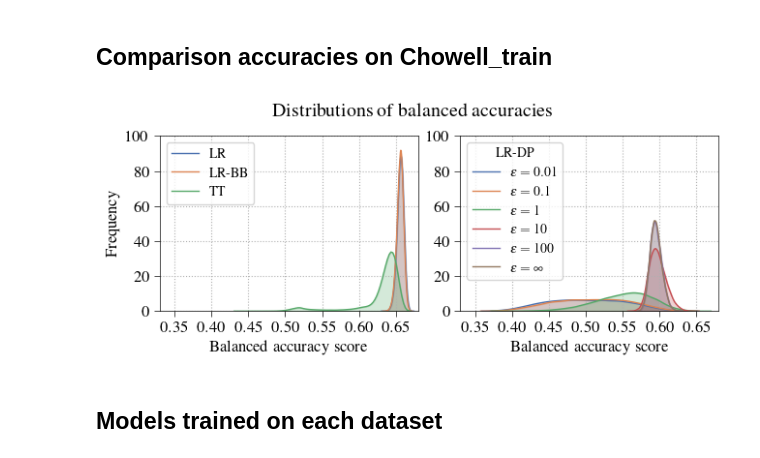
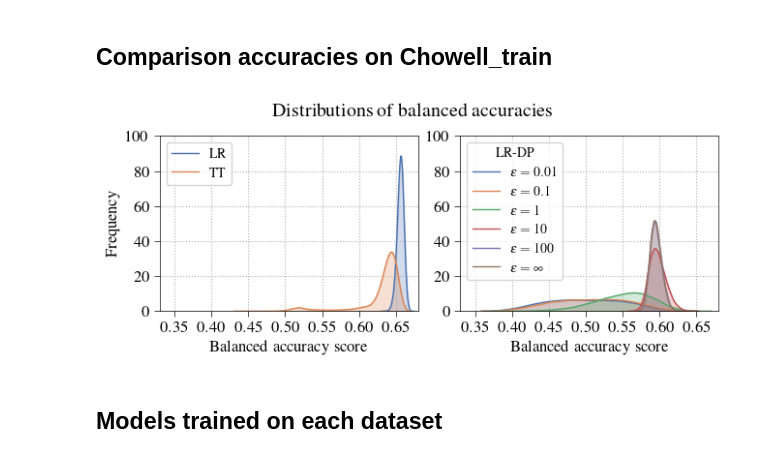
Before and after one commit to joserapa98/tns4loris, a Jupyter notebook: privacy/attacks.ipynb, the cells around one changed output. Drawn from its saved outputs; the diff is of its cells as text; code cells hidden in the pictures.

```diff
--- a/privacy/attacks.ipynb
+++ b/privacy/attacks.ipynb
@@ -89,7 +89,7 @@ fig, ax = plt.subplots(1, 2, figsize=(6.5, 2.75))
 
 
 # lr, lr-priv, tt
-for i, model_name in enumerate(['lr', 'lr_priv', 'tt']):
+for i, model_name in enumerate(['lr', 'tt']):
     data_dir = os.path.join(cwd, 'results', 'datasets', model_name,
                             scaler_type, model_type, 'params_multilabel.pt')
     data = torch.load(data_dir, weights_only=True)
@@ -142,34 +142,34 @@ for i, epsilon in enumerate(epsilon_list):
     data_plot = accs[:, 0].numpy()
 
     kde = gaussian_kde(data_plot)  # fits a smooth PDF
     x = np.linspace(data_plot.min(), data_plot.max(), 100)
     y = kde(x)
 
     ax[1].plot(x, y,
                linewidth=1.,
                color=colors[i],
                label=fr'$\varepsilon={epsilon_dict[epsilon]}$')
     ax[1].fill_between(x, y,
                        alpha=0.25,
                        color=colors[i])  # shadow below curve
 
 ax[1].set_xlabel('Balanced accuracy score')
 ax[1].set_ylim(0, 100)
 ax[1].set_xlim(0.33, 0.68)
 ax[1].set_xticks(torch.arange(0.35, 0.70, 0.05))
 ax[1].grid(True, zorder=-1, linestyle=':')
 
 ax[1].legend(title='LR-DP')
 
 fig.suptitle('Distributions of balanced accuracies')
 
 # Show plot
 plt.tight_layout(pad=0.5)
 plt.savefig(os.path.join(figures_dir, 'accuracies_chowell_train.pdf'),
             bbox_inches='tight')
 plt.show()
 # %% [output]
-[figure, old version]
+[figure, new version]
 # %% [markdown]
 ## Models trained on each dataset
 # %%
```
Also changed, not shown: parts of 2 cells of this notebook, 2 other files.
